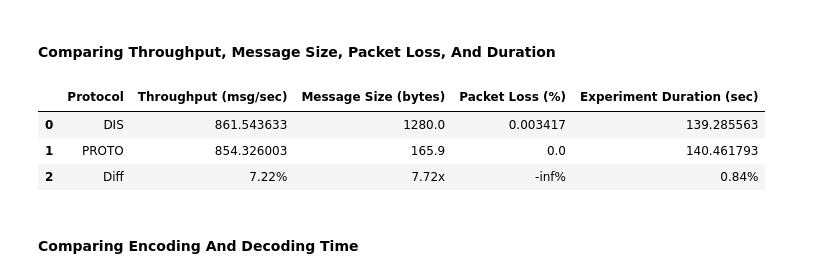
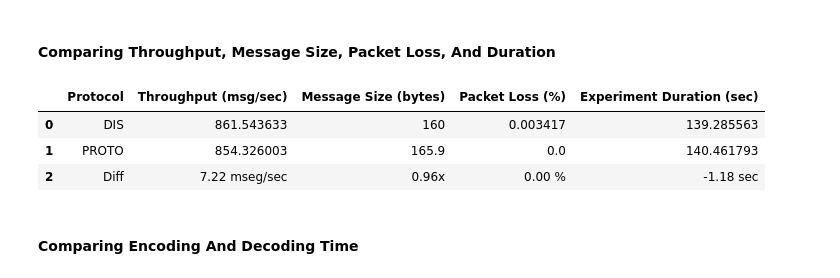
Before and after one commit to DANOVACAVALARIA/dis-benchmark, a Jupyter notebook: notebook/benchmark-dis-protobuf.ipynb, the cells around one changed output. Drawn from its saved outputs; the diff is of its cells as text; code cells hidden in the pictures.

```diff
--- a/notebook/benchmark-dis-protobuf.ipynb
+++ b/notebook/benchmark-dis-protobuf.ipynb
@@ -128,37 +128,37 @@ proto_benchmark
 # %%
 # throughout
 dis_throughput_mean = dis_benchmark['Throughput'].mean()
 proto_throughput_mean = proto_benchmark['Throughput'].mean()
 
 # message size
-dis_message_size_mean = dis_benchmark['Message_Size_Mean'].mean()
+dis_message_size_mean = 160 # dis_benchmark['Message_Size_Mean'].mean() = 1280 bytes which is the MTU set in the Open DIS for Javascript script
 proto_message_size_mean = proto_benchmark['Message_Size_Mean'].mean()
 
 # packet loss
 dis_package_loss_mean = dis_benchmark['Packet_Loss_Percent'].mean()
 proto_package_loss_mean = proto_benchmark['Packet_Loss_Percent'].mean()
 
 # duration
 dis_duration_mean = dis_benchmark['Total_Time'].mean()
 proto_duration_mean = proto_benchmark['Total_Time'].mean()
 
 # results table
 experiment_data = {
     'Protocol': ['DIS', 'PROTO', 'Diff'],
-    'Throughput (msg/sec)': [dis_throughput_mean, proto_throughput_mean, f"{(dis_throughput_mean - proto_throughput_mean):.2f}%"],
+    'Throughput (msg/sec)': [dis_throughput_mean, proto_throughput_mean, f"{(dis_throughput_mean - proto_throughput_mean):.2f} mseg/sec"],
     'Message Size (bytes)': [dis_message_size_mean, f"{(proto_message_size_mean):.1f}", f"{(dis_message_size_mean / proto_message_size_mean):.2f}x"],
-    'Packet Loss (%)': [dis_package_loss_mean, proto_package_loss_mean, f"{((1 - (dis_package_loss_mean / proto_package_loss_mean)) * 100):.2f}%"],
-    'Experiment Duration (sec)': [dis_duration_mean, proto_duration_mean, f"{((1 - (dis_duration_mean / proto_duration_mean)) * 100):.2f}%"]
+    'Packet Loss (%)': [dis_package_loss_mean, proto_package_loss_mean, f"{(dis_package_loss_mean - proto_package_loss_mean):.2f} %"],
+    'Experiment Duration (sec)': [dis_duration_mean, proto_duration_mean, f"{(dis_duration_mean - proto_duration_mean):.2f} sec"]
 }
 experiment_df = pd.DataFrame(experiment_data)
 
 # display table
 experiment_df
 # %% [output]
 |  | Protocol | Throughput (msg/sec) | Message Size (bytes) | Packet Loss (%) | Experiment Duration (sec) |
-| 0 | DIS | 861.543633 | 1280.0 | 0.003417 | 139.285563 |
+| 0 | DIS | 861.543633 | 160 | 0.003417 | 139.285563 |
 | 1 | PROTO | 854.326003 | 165.9 | 0.0 | 140.461793 |
-| 2 | Diff | 7.22% | 7.72x | -inf% | 0.84% |
+| 2 | Diff | 7.22 mseg/sec | 0.96x | 0.00 % | -1.18 sec |
 # %% [markdown]
 #### Comparing Encoding And Decoding Time
 # %%
```
Also changed, not shown: parts of 1 cell of this notebook, 13 other files.
